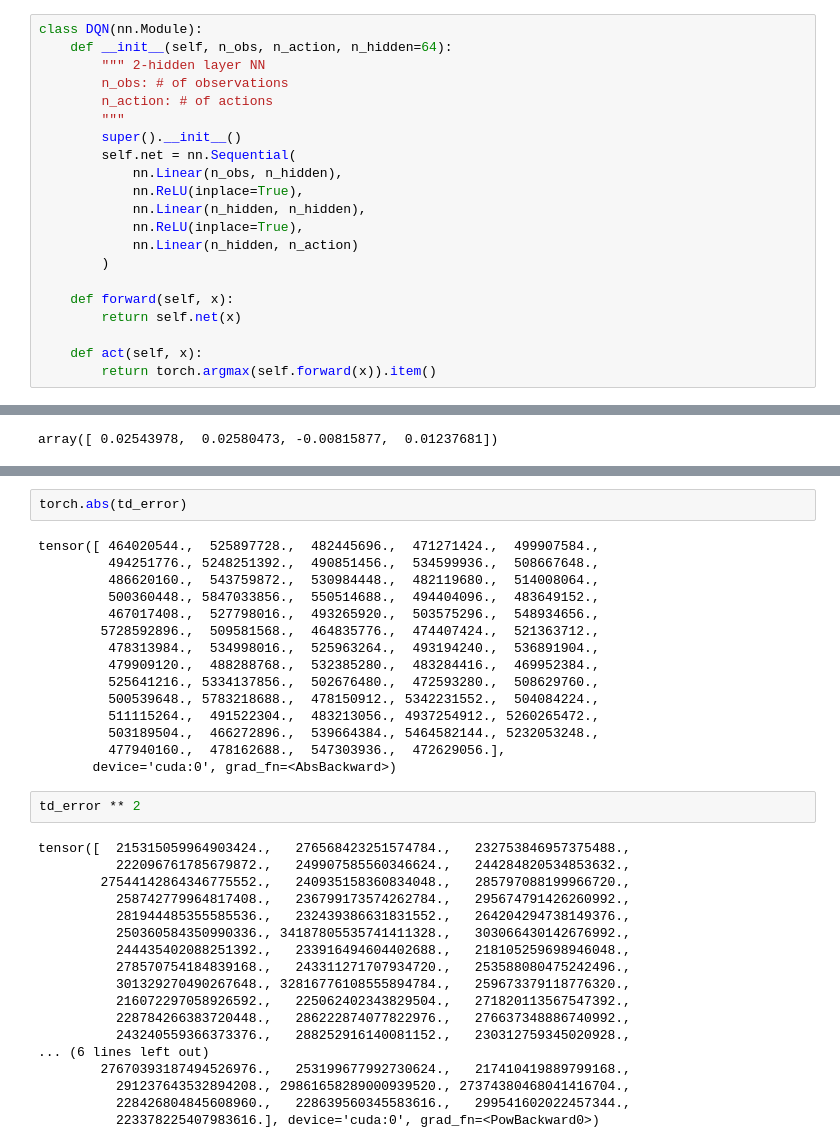
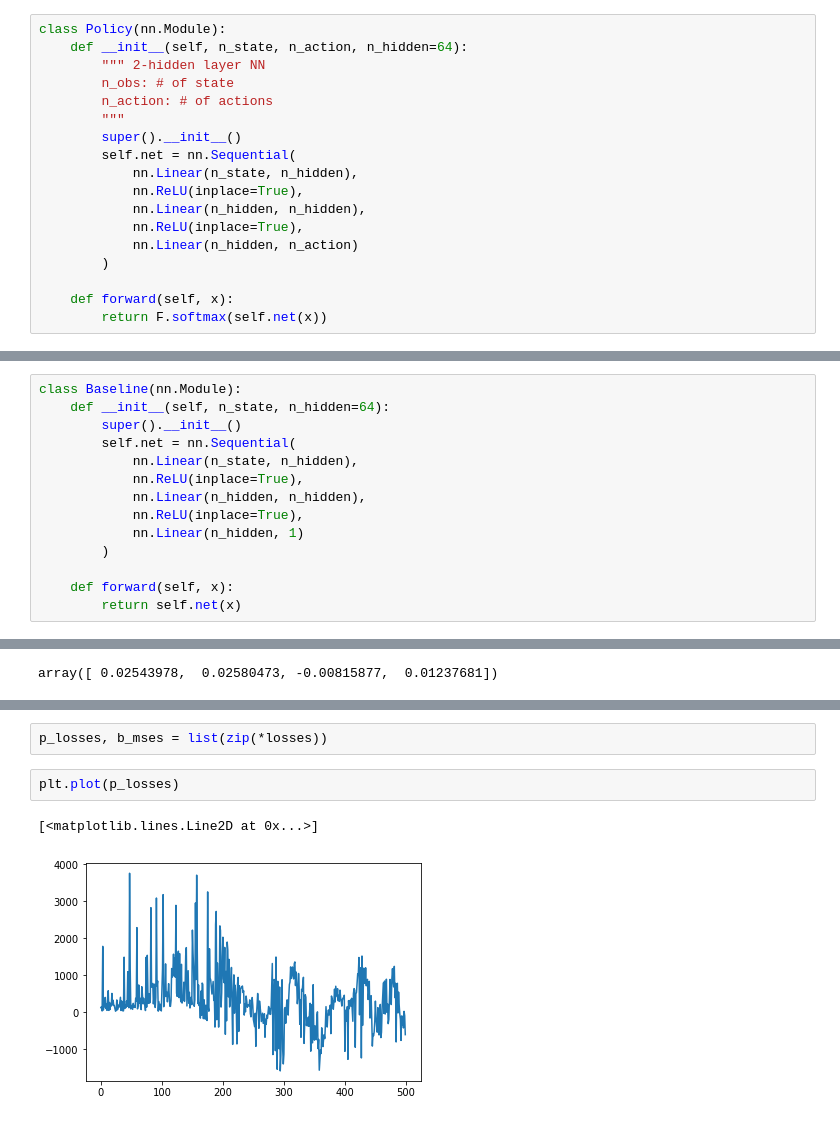
Before and after one commit to khanrc/ml.playground, a Jupyter notebook: RL/reinforce-with-baseline.ipynb, the cells around one changed output, grey strips where cells are left out. Cells and saved outputs as stored; diff of their text form.

```diff
--- a/RL/reinforce-with-baseline.ipynb
+++ b/RL/reinforce-with-baseline.ipynb
@@ -51,15 +61,15 @@ env.action_space
 # %% [output]
 Discrete(2)
 # %%
-class DQN(nn.Module):
-    def __init__(self, n_obs, n_action, n_hidden=64):
+class Policy(nn.Module):
+    def __init__(self, n_state, n_action, n_hidden=64):
         """ 2-hidden layer NN
-        n_obs: # of observations
+        n_obs: # of state
         n_action: # of actions
         """
         super().__init__()
         self.net = nn.Sequential(
-            nn.Linear(n_obs, n_hidden),
+            nn.Linear(n_state, n_hidden),
             nn.ReLU(inplace=True),
             nn.Linear(n_hidden, n_hidden),
             nn.ReLU(inplace=True),
@@ -67,7 +77,4 @@ class DQN(nn.Module):
         )
 
     def forward(self, x):
-        return self.net(x)
-
-    def act(self, x):
-        return torch.argmax(self.forward(x)).item()
+        return F.softmax(self.net(x))
@@ -84,3 +81,17 @@ class ReplayMemory(collections.deque):
+# %%
+class Baseline(nn.Module):
+    def __init__(self, n_state, n_hidden=64):
+        super().__init__()
+        self.net = nn.Sequential(
+            nn.Linear(n_state, n_hidden),
+            nn.ReLU(inplace=True),
+            nn.Linear(n_hidden, n_hidden),
+            nn.ReLU(inplace=True),
+            nn.Linear(n_hidden, 1)
+        )
+
+    def forward(self, x):
+        return self.net(x)
 # %%
 observation = env.reset()
 # %%
@@ -206,37 +206,7 @@ tensor([  464020544.,   525897728.,   482445696.,   471271424.,   499907584.,
-# %%
-torch.abs(td_error)
-# %% [output]
-tensor([ 464020544.,  525897728.,  482445696.,  471271424.,  499907584.,
-         494251776., 5248251392.,  490851456.,  534599936.,  508667648.,
-         486620160.,  543759872.,  530984448.,  482119680.,  514008064.,
-         500360448., 5847033856.,  550514688.,  494404096.,  483649152.,
-         467017408.,  527798016.,  493265920.,  503575296.,  548934656.,
-        5728592896.,  509581568.,  464835776.,  474407424.,  521363712.,
-         478313984.,  534998016.,  525963264.,  493194240.,  536891904.,
-         479909120.,  488288768.,  532385280.,  483284416.,  469952384.,
-         525641216., 5334137856.,  502676480.,  472593280.,  508629760.,
-         500539648., 5783218688.,  478150912., 5342231552.,  504084224.,
-         511115264.,  491522304.,  483213056., 4937254912., 5260265472.,
-         503189504.,  466272896.,  539664384., 5464582144., 5232053248.,
-         477940160.,  478162688.,  547303936.,  472629056.],
-       device='cuda:0', grad_fn=<AbsBackward>)
-# %%
-td_error ** 2
-# %% [output]
-tensor([  215315059964903424.,   276568423251574784.,   232753846957375488.,
-          222096761785679872.,   249907585560346624.,   244284820534853632.,
-        27544142864346775552.,   240935158360834048.,   285797088199966720.,
-          258742779964817408.,   236799173574262784.,   295674791426260992.,
-          281944485355585536.,   232439386631831552.,   264204294738149376.,
-          250360584350990336., 34187805535741411328.,   303066430142676992.,
-          244435402088251392.,   233916494604402688.,   218105259698946048.,
-          278570754184839168.,   243311271707934720.,   253588080475242496.,
-          301329270490267648., 32816776108555894784.,   259673379118776320.,
-          216072297058926592.,   225062402343829504.,   271820113567547392.,
-          228784266383720448.,   286222874077822976.,   276637348886740992.,
-          243240559366373376.,   288252916140081152.,   230312759345020928.,
-... (6 lines left out)
-        27670393187494526976.,   253199677992730624.,   217410419889799168.,
-          291237643532894208., 29861658289000939520., 27374380468041416704.,
-          228426804845608960.,   228639560345583616.,   299541602022457344.,
-          223378225407983616.], device='cuda:0', grad_fn=<PowBackward0>)
+# %%
+p_losses, b_mses = list(zip(*losses))
+# %%
+plt.plot(p_losses)
+# %% [output]
+[<matplotlib.lines.Line2D at 0x...>]
+[figure, added]
```
Also changed, not shown: parts of 13 cells of this notebook, 1 other file.
